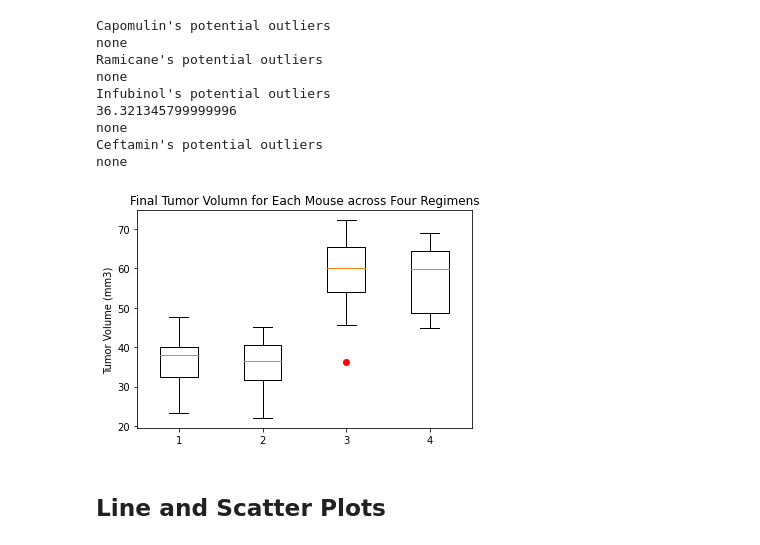
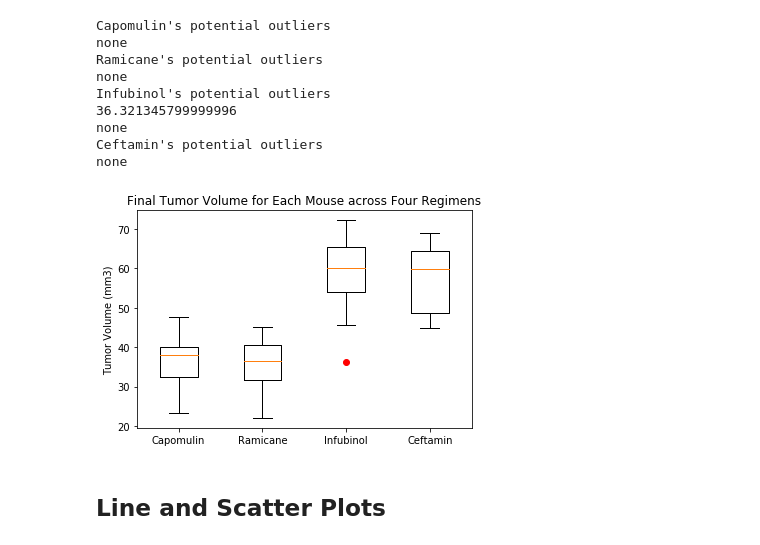
Before and after one commit to haiyun508/Matplotlib--The-Power-of-Plots, a Jupyter notebook: pymaceuticals_main.ipynb, the cells around one changed output. Drawn from its saved outputs; the diff is of its cells as text; code cells hidden in the pictures.

```diff
--- a/pymaceuticals_main.ipynb
+++ b/pymaceuticals_main.ipynb
@@ -306,16 +308,14 @@ none
 # %%
 # Generate a box plot of the final tumor volume of each mouse across four regimens of interest
 Last_Tumor_Vol=[Last_Tumor_Vol1,Last_Tumor_Vol2,Last_Tumor_Vol3,Last_Tumor_Vol4]
 fig, ax = plt.subplots()
-ax.boxplot(Last_Tumor_Vol,sym="red",manage_ticks=True)
-# x_axis=np.arange(0,len(Target_regimens),1)
-# tick_locations=[value for value in x_axis]
-ax.set_xticks=(value for value in Target_regimens)
-ax.set_title("Final Tumor Volumn for Each Mouse across Four Regimens")
+#ax.boxplot(Last_Tumor_Vol,sym="red",manage_ticks=True,labels=Target_regimens)
+ax.boxplot(Last_Tumor_Vol,sym="red",labels=Target_regimens)
+ax.set_title("Final Tumor Volume for Each Mouse across Four Regimens")
 ax.set_ylabel("Tumor Volume (mm3)")
 plt.show()
 # %% [output]
-[figure, old version]
+[figure, new version]
 # %% [markdown]
 ## Line and Scatter Plots
 # %%
```
Also changed, not shown: parts of 8 cells of this notebook, 2 other files.
